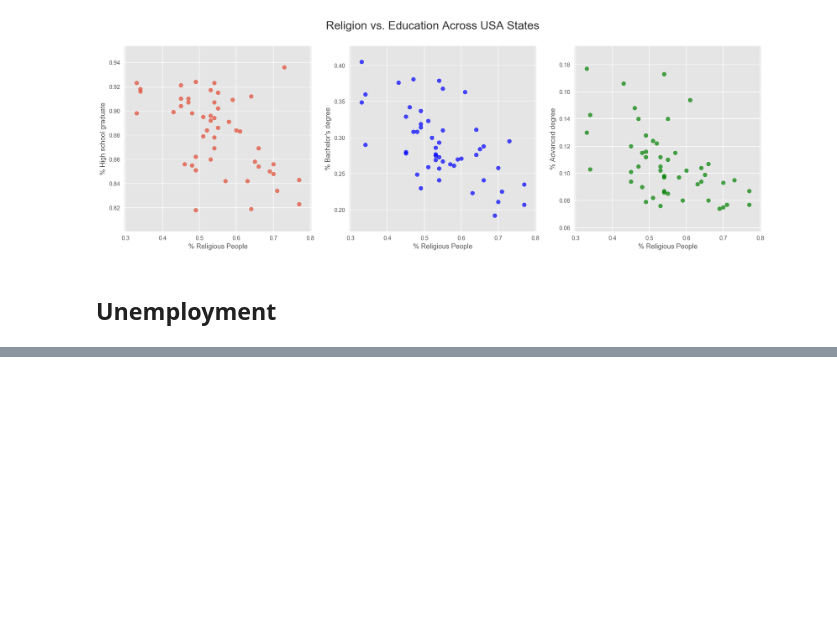
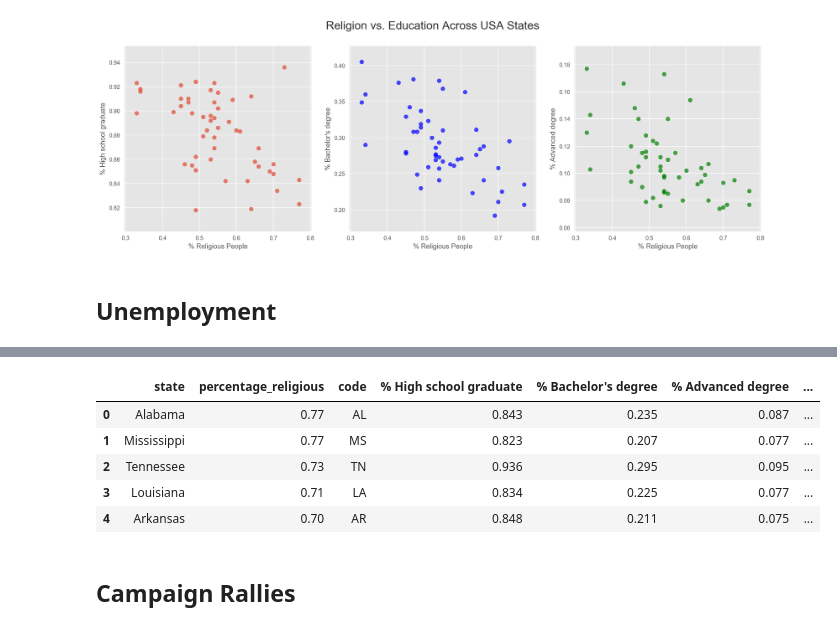
Before and after one commit to JeroenSchmidt/UvA-DSF-group, a Jupyter notebook: week3-4/exploration_notebooks/rafael/Demographic, Economic and Behavioral Data Analysis & Exploration.ipynb, the cells around one changed output, grey strips where cells are left out. Cells and saved outputs as stored; diff of their text form; code cells hidden in the pictures; blank space fills up the shorter version.

```diff
--- a/week3-4/exploration_notebooks/rafael/Demographic, Economic and Behavioral Data Analysis & Exploration.ipynb
+++ b/week3-4/exploration_notebooks/rafael/Demographic, Economic and Behavioral Data Analysis & Exploration.ipynb
@@ -250,0 +207,3 @@ json_data['Results']
+# %%
+df_unemployment = pd.read_html('https://www.bls.gov/lau/lastrk16.htm')[0].dropna().reset_index().drop('index', axis=1)
+df_unemployment['code'] = df_unemployment['State'].apply(lambda x: DSF_helpers.state_name_to_abrv(x))
@@ -250,0 +219,16 @@ json_data['Results']
+# %%
+df_unemployment['2016_unemployment_rate'] = df_unemployment['2016rate']
+# %%
+df_merged = pd.merge(df_merged, df_unemployment, on='code')
+df_merged = df_merged.drop(['State_x', 'Rank_x', 'Rank.1', 'Rank.2', 'State_y', '2016rate', 'Rank_y'], axis=1)
+# %%
+df_merged.head()
+# %% [output]
+|  | state | percentage_religious | code | % High school graduate | % Bachelor's degree | % Advanced degree | ... |
+| 0 | Alabama | 0.77 | AL | 0.843 | 0.235 | 0.087 | ... |
+| 1 | Mississippi | 0.77 | MS | 0.823 | 0.207 | 0.077 | ... |
+| 2 | Tennessee | 0.73 | TN | 0.936 | 0.295 | 0.095 | ... |
+| 3 | Louisiana | 0.71 | LA | 0.834 | 0.225 | 0.077 | ... |
+| 4 | Arkansas | 0.70 | AR | 0.848 | 0.211 | 0.075 | ... |
+# %% [markdown]
+## Campaign Rallies
```
Also changed, not shown: parts of 12 cells of this notebook.
